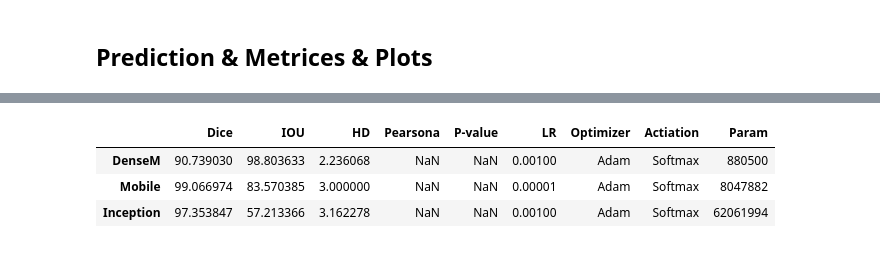
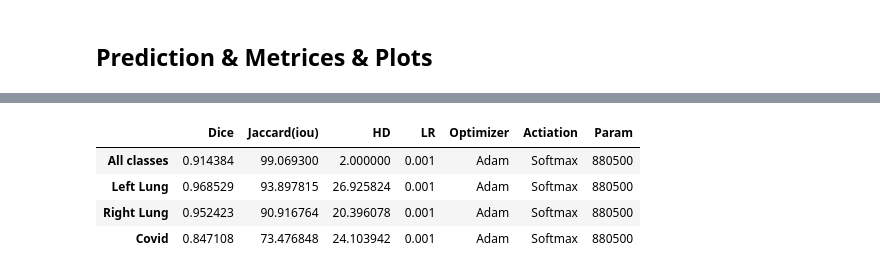
Before and after one commit to MahBadran93/Covid19Segmentation, a Jupyter notebook: SSIProject.ipynb, the cells around one changed output, grey strips where cells are left out. Saved outputs shown, nothing was run; the diff lists cells and outputs as text; code cells hidden in the pictures.

```diff
--- a/SSIProject.ipynb
+++ b/SSIProject.ipynb
@@ -297,50 +320,71 @@ test = np.argmax(Y_test, axis = 3)
 # %%
 # ======================= Metrices & Statistics====================================
 
 # Dice Cof for mobile & Inception. ?? Ask difference between calling dice in compile and in standalone function
-cofMobile = met.dice_coef(Y_test,predMobile)
-cofInception = met.dice_coef(Y_test,predInception)
-
+diceCovid = met.dice_coef(Y_test[:,:,:,3],categorizedPredictDesnse[:,:,:,3])
+diceLungL = met.dice_coef(Y_test[:,:,:,2],categorizedPredictDesnse[:,:,:,2])
+diceLungR = met.dice_coef(Y_test[:,:,:,1],categorizedPredictDesnse[:,:,:,1])
 # Jaccard(IOU)
-iouDense = met.jc(Y_test,predDenseThrhld)
-iouMobile = met.jc(Y_test,predMobileThrhld)
+iouDense = met.jc(Y_test,categorizedPredictDesnse)
+jcCovid = met.jc(Y_test[:,:,:,3],categorizedPredictDesnse[:,:,:,3])
+jcLungL = met.jc(Y_test[:,:,:,2],categorizedPredictDesnse[:,:,:,2])
+jcLungR = met.jc(Y_test[:,:,:,1],categorizedPredictDesnse[:,:,:,1])
 
 # Hausdorff Distance ??
-hdDense = met.Hausdorff(Y_test,predDenseThrhld)
-hdMobile = met.Hausdorff(Y_test,predMobileThrhld)
-hdInception = met.Hausdorff(Y_test,predInceptionThrhld)
-
+hdDense = met.Hausdorff(Y_test,categorizedPredictDesnse)
+HausdorffCovid = met.Hausdorff(Y_test[:,:,:,3],categorizedPredictDesnse[:,:,:,3])
+HausdorffLungL = met.Hausdorff(Y_test[:,:,:,2],categorizedPredictDesnse[:,:,:,2])
+HausdorffLungR = met.Hausdorff(Y_test[:,:,:,1],categorizedPredictDesnse[:,:,:,1])
 
 # Pearsona & P-value, returns null ?????
-pDense = met.pearsonr_Corr(Y_test,predDenseThrhld)
-pMobile = met.pearsonr_Corr(Y_test,predMobileThrhld)
-pIncep = met.pearsonr_Corr(Y_test,predInceptionThrhld)
+#pDense = met.pearsonr_Corr(Y_test,categorizedPredictDesnse)
+#pMobile = met.pearsonr_Corr(Y_test,predMobile)
+#pIncep = met.pearsonr_Corr(Y_test,predInception)
 
+# Accuracy
+def Acc(mask2D,labels):
+  tp=0
+  fp = 0
+  fn = 0
+  tn = 0
+
+  tp= (mask2D == 1) & (labels==1)
+  fp= (mask2D == 1) & (labels==0)
+  fn= (mask2D == 0) & (labels==1)
+  tn= (mask2D == 0) & (labels==0)
+
+  tp = np.sum(tp)
+  fp = np.sum(fp)
+  fn = np.sum(fn)
+  tn = np.sum(tn)
+  accuracy=(tp+tn)/(tp+fp+fn+tn)
+  return accuracy
 
 # ................ Table Parameters..............................................
 
 # Import pandas library
 import pandas as pd
 
-data = {'Dice':[scoreDense[1]*100,cofMobile*100,cofInception*100],
-        'IOU':[iouDense*100,scoreMobile[1]*100,scoreInception[1]*100],
-        'HD':[hdDense, hdMobile, hdInception],
-        'Pearsona':[pDense[0], pMobile[0], pIncep[0]],
-        'P-value':[pDense[1], pMobile[1], pIncep[1]],
-        'LR':[0.001, 0.00001, 0.001],
-        'Optimizer':['Adam', 'Adam', 'Adam'],
-        'Actiation':['Softmax', 'Softmax', 'Softmax'],
-        'Param':[model.count_params(),mobileModel.count_params(), inceptionModel.count_params() ]}
+data = {'Dice':[scoreDense[1],diceLungL,diceLungR, diceCovid],
+        'Jaccard(iou)':[iouDense*100,jcLungL*100,jcLungR*100, jcCovid*100],
+        'HD':[hdDense, HausdorffLungL,HausdorffLungR ,HausdorffCovid],
+        # 'Pearsona':[pDense[0], pMobile[0], pIncep[0]],
+        # 'P-value':[pDense[1], pMobile[1], pIncep[1]],
+        'LR':[0.001, 0.001, 0.001,0.001],
+        'Optimizer':['Adam', 'Adam', 'Adam','Adam'],
+        'Actiation':['Softmax', 'Softmax', 'Softmax','Softmax'],
+        'Param':[model.count_params(),model.count_params(), model.count_params(),model.count_params() ]}
 # Create the pandas DataFrame
-df = pd.DataFrame(data,index =['DenseM', 'Mobile', 'Inception'])
+df = pd.DataFrame(data,index =['All classes','Left Lung', 'Right Lung', 'Covid'])
 
 # print dataframe.
 df
 # %% [output]
-|  | Dice | IOU | HD | Pearsona | P-value | LR | Optimizer | Actiation | Param |
-| DenseM | 90.739030 | 98.803633 | 2.236068 | NaN | NaN | 0.00100 | Adam | Softmax | 880500 |
-| Mobile | 99.066974 | 83.570385 | 3.000000 | NaN | NaN | 0.00001 | Adam | Softmax | 8047882 |
-| Inception | 97.353847 | 57.213366 | 3.162278 | NaN | NaN | 0.00100 | Adam | Softmax | 62061994 |
+|  | Dice | Jaccard(iou) | HD | LR | Optimizer | Actiation | Param |
+| All classes | 0.914384 | 99.069300 | 2.000000 | 0.001 | Adam | Softmax | 880500 |
+| Left Lung | 0.968529 | 93.897815 | 26.925824 | 0.001 | Adam | Softmax | 880500 |
+| Right Lung | 0.952423 | 90.916764 | 20.396078 | 0.001 | Adam | Softmax | 880500 |
+| Covid | 0.847108 | 73.476848 | 24.103942 | 0.001 | Adam | Softmax | 880500 |
 # %%
 
 #........................ ROC Plots ..............................................
```
Also changed, not shown: parts of 3 cells of this notebook, 4 other files.
